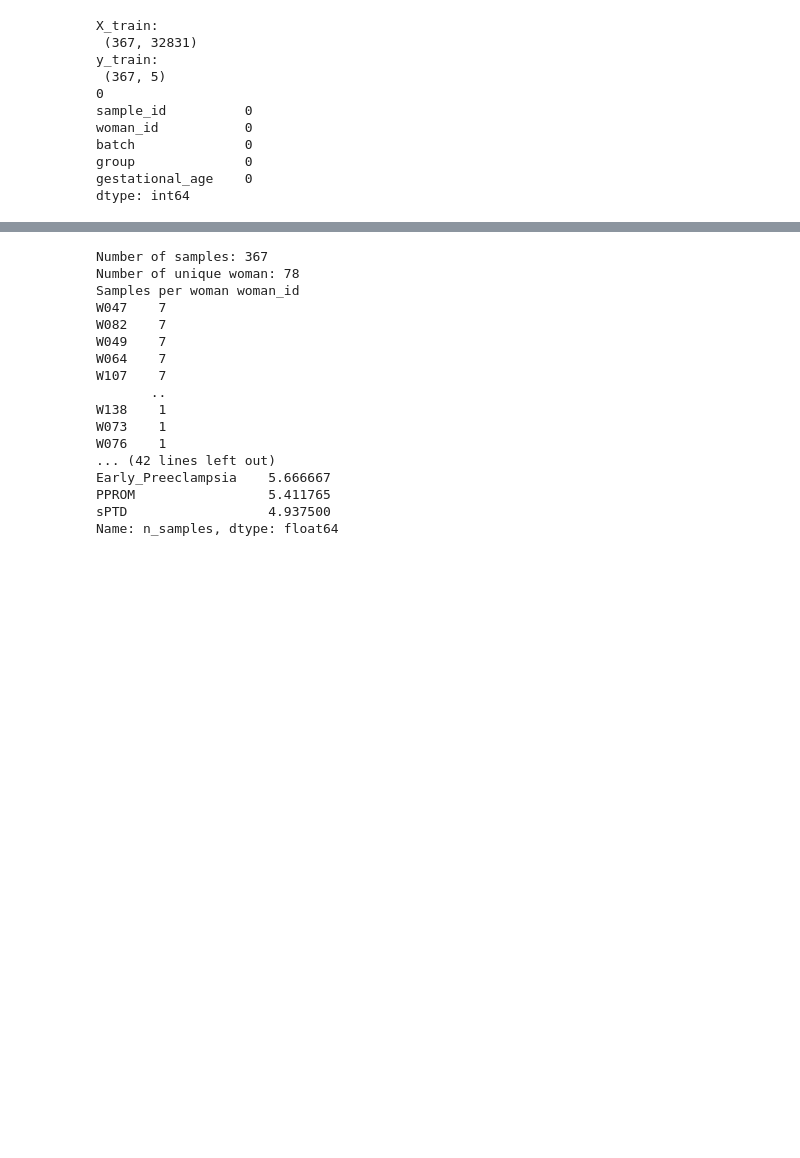
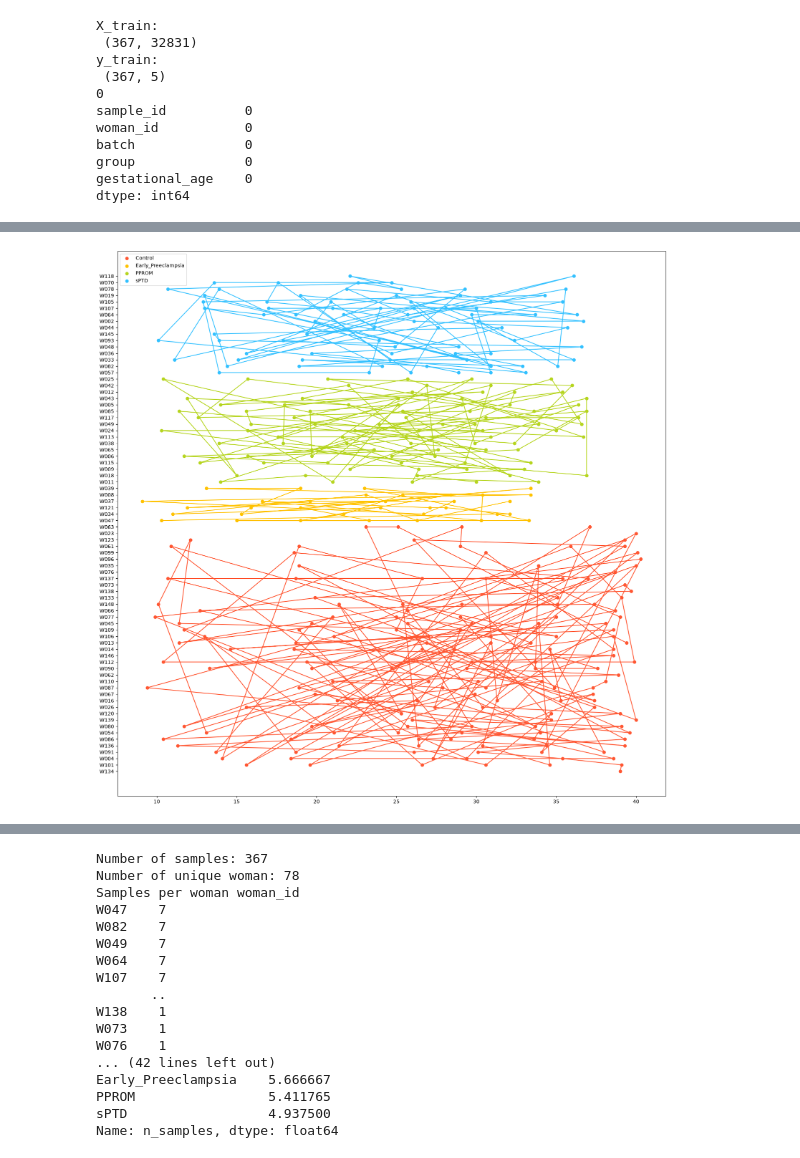
Before and after one commit to katioverboard/MLLS-projects, a Jupyter notebook: projectA.ipynb, the cells around one changed output, grey strips where cells are left out. Saved outputs shown, nothing was run; the diff lists cells and outputs as text; code cells hidden in the pictures; blank space fills up the shorter version.

```diff
--- a/projectA.ipynb
+++ b/projectA.ipynb
@@ -167,0 +194,21 @@ group  Control  Early_Preeclampsia  PPROM  sPTD
+# %%
+plt.figure(figsize=(20,20))
+plt.scatter(x= y_train['gestational_age'][y_train['group'] == 'Control'], y=y_train['woman_id'][y_train['group'] == 'Control'],
+            color=GROUP_COLOURS['Control'], label="Control")
+plt.plot(y_train['gestational_age'][y_train['group'] == 'Control'], y_train['woman_id'][y_train['group'] == 'Control'])
+plt.scatter(x= y_train['gestational_age'][y_train['group'] == 'Early_Preeclampsia'], y=y_train['woman_id'][y_train['group'] == 'Early_Preeclampsia'],
+            color=GROUP_COLOURS['Early_Preeclampsia'], label="Early_Preeclampsia")
+plt.plot(y_train['gestational_age'][y_train['group'] == 'Early_Preeclampsia'], y_train['woman_id'][y_train['group'] == 'Early_Preeclampsia'],
+         color=GROUP_COLOURS['Early_Preeclampsia'])
+plt.scatter(x= y_train['gestational_age'][y_train['group'] == 'PPROM'], y=y_train['woman_id'][y_train['group'] == 'PPROM'],
+            color=GROUP_COLOURS['PPROM'], label="PPROM")
+plt.plot(y_train['gestational_age'][y_train['group'] == 'PPROM'], y_train['woman_id'][y_train['group'] == 'PPROM'],
+         color=GROUP_COLOURS['PPROM'])
+plt.scatter(x= y_train['gestational_age'][y_train['group'] == 'sPTD'], y=y_train['woman_id'][y_train['group'] == 'sPTD'],
+            color=GROUP_COLOURS['sPTD'], label="sPTD", zorder=1)
+plt.plot(y_train['gestational_age'][y_train['group'] == 'sPTD'], y_train['woman_id'][y_train['group'] == 'sPTD'],
+         color=GROUP_COLOURS['sPTD'], zorder=1)
+plt.legend(loc='upper left', ncol=1)
+plt.show()
+# %% [output]
+[figure, added]
```
Also changed, not shown: parts of 5 cells of this notebook.
